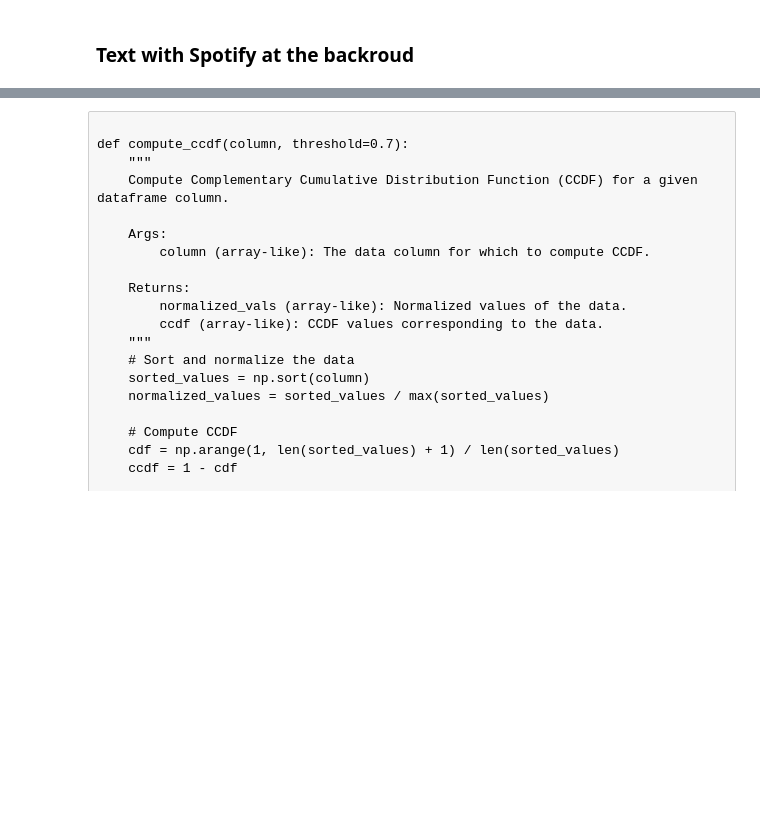
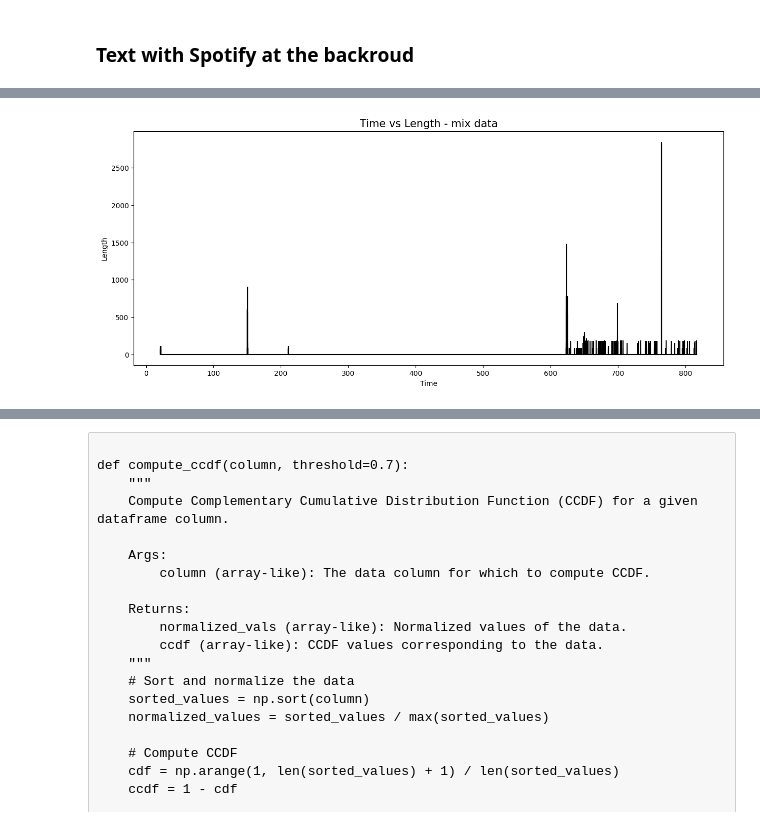
Before and after one commit to NoaAmichai/Computer_networks_final_project, a Jupyter notebook: src/project.ipynb, the cells around one changed output, grey strips where cells are left out. Saved outputs shown, nothing was run; the diff lists cells and outputs as text; code cells hidden in the pictures; blank space fills up the shorter version.

```diff
--- a/src/project.ipynb
+++ b/src/project.ipynb
@@ -472,0 +464,3 @@ visualize_interarrival_pdf(unfiltered_mix, bin_edges, pdf)
+# %%
+text_with_spotify = pd.read_csv("../resources/Mix data Group/text_with_spotify_data.csv", encoding='latin-1')
+text_with_spotify
@@ -472,0 +481,13 @@ visualize_interarrival_pdf(unfiltered_mix, bin_edges, pdf)
+# %%
+text_with_spotify_filter = text_with_spotify.loc[
+    (text_with_spotify['Source'] == '2a00:a041:3c5d:4d00:b981:f170:feac:7cf9') &
+    (text_with_spotify['Destination'] == '2a03:2880:f258:c8:face:b00c:0:167')
+]
+
+spotify_packets = text_with_spotify.loc[
+    (text_with_spotify['Source'] == '2600:1901:1:c36::')|
+    (text_with_spotify['Source'] == '2600:1901:1:c36::')]
+
+plot_graph(text_with_spotify_filter, 'Time vs Length - mix data')
+# %% [output]
+[figure, added]
```
Also changed, not shown: parts of 14 cells of this notebook, 2 other files.
